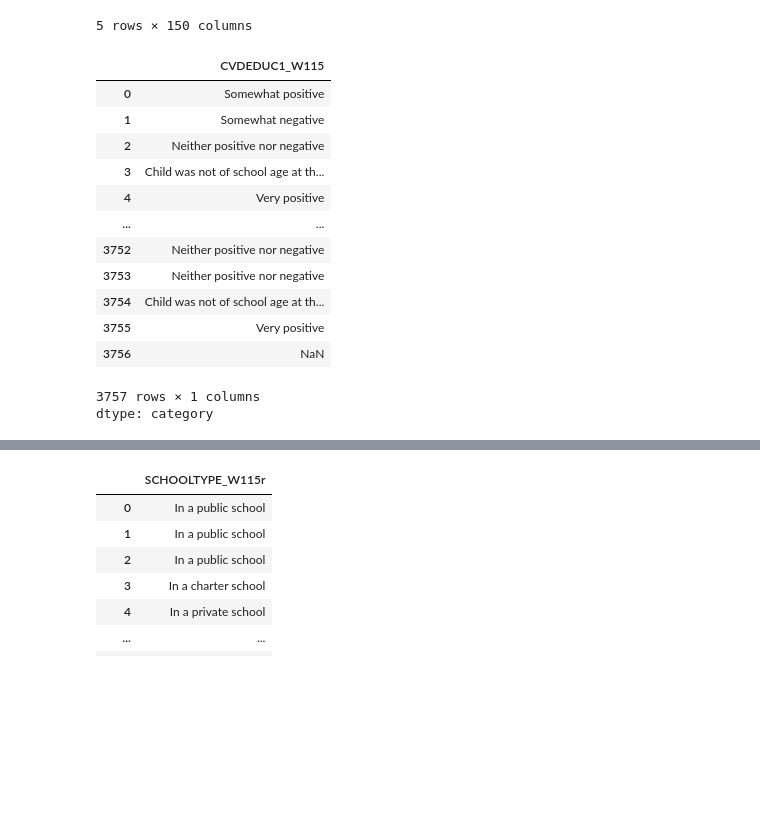
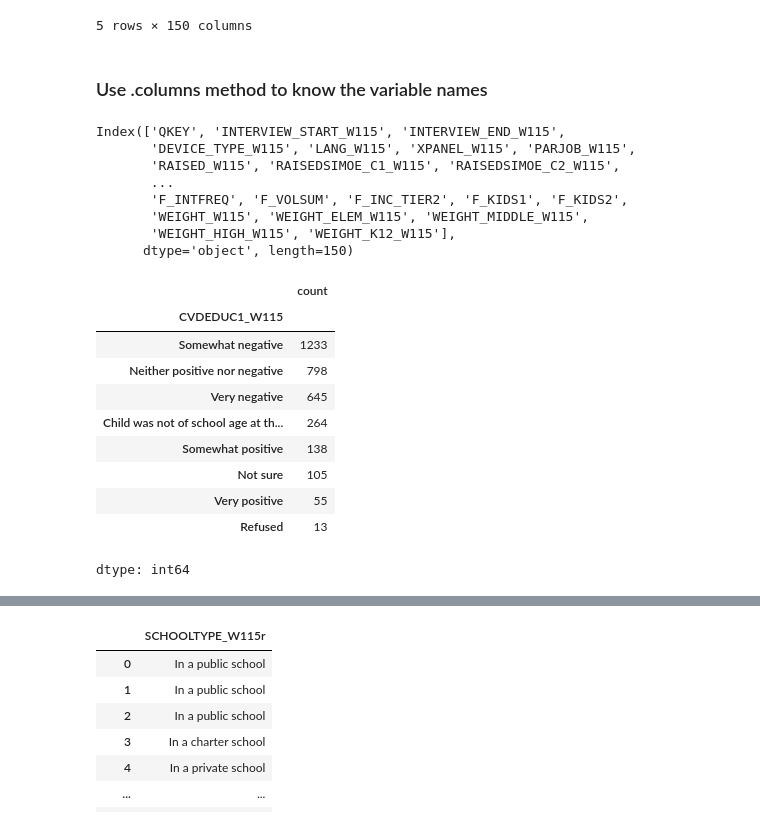
Before and after one commit to 550tealeaves/DATA-70500-working-with-data, a Jupyter notebook: HW5_SurveyDataAnalysisPew.ipynb, the cells around one changed output, grey strips where cells are left out. Cells and saved outputs as stored; diff of their text form; code cells hidden in the pictures; blank space fills up the shorter version.

```diff
--- a/HW5_SurveyDataAnalysisPew.ipynb
+++ b/HW5_SurveyDataAnalysisPew.ipynb
@@ -62,25 +104,36 @@ ATPW115_df.head()
 | 3 | 168.0 | 2022-09-20 18:55:56 | 2022-09-20 19:15:55 | Smartphone | English | KP | ... |
 | 4 | 169.0 | 2022-09-20 18:55:57 | 2022-09-24 12:05:23 | Smartphone | English | KP | ... |
 5 rows × 150 columns
+# %% [markdown]
+### Use .columns method to know the variable names
+# %%
+ATPW115_df.columns
+# %% [output]
+Index(['QKEY', 'INTERVIEW_START_W115', 'INTERVIEW_END_W115',
+       'DEVICE_TYPE_W115', 'LANG_W115', 'XPANEL_W115', 'PARJOB_W115',
+       'RAISED_W115', 'RAISEDSIMOE_C1_W115', 'RAISEDSIMOE_C2_W115',
+       ...
+       'F_INTFREQ', 'F_VOLSUM', 'F_INC_TIER2', 'F_KIDS1', 'F_KIDS2',
+       'WEIGHT_W115', 'WEIGHT_ELEM_W115', 'WEIGHT_MIDDLE_W115',
+       'WEIGHT_HIGH_W115', 'WEIGHT_K12_W115'],
+      dtype='object', length=150)
 # %%
 # Code block 3: Inspecting variables
 # I've found a relationship between variables that I want to examine: What effect did the first year of COVID-19 have on homeschooled children?
 
 # what do you do with missing data? - treat it as missing b/c we don't know what the respondent would have answered
 
-ATPW115_df['CVDEDUC1_W115']
+# See all possible responses using.value_counts()
+ATPW115_df['CVDEDUC1_W115'].value_counts()
 # %% [output]
-|  | CVDEDUC1_W115 |
-| 0 | Somewhat positive |
-| 1 | Somewhat negative |
-| 2 | Neither positive nor negative |
-| 3 | Child was not of school age at th... |
-| 4 | Very positive |
-| ... | ... |
-| 3752 | Neither positive nor negative |
-| 3753 | Neither positive nor negative |
-| 3754 | Child was not of school age at th... |
-| 3755 | Very positive |
-| 3756 | NaN |
+|  | count |
+| CVDEDUC1_W115 |  |
+| Somewhat negative | 1233 |
+| Neither positive nor negative | 798 |
+| Very negative | 645 |
+| Child was not of school age at th... | 264 |
+| Somewhat positive | 138 |
+| Not sure | 105 |
+| Very positive | 55 |
+| Refused | 13 |
-3757 rows × 1 columns
-dtype: category
+dtype: int64
```
Also changed, not shown: parts of 36 cells of this notebook.
